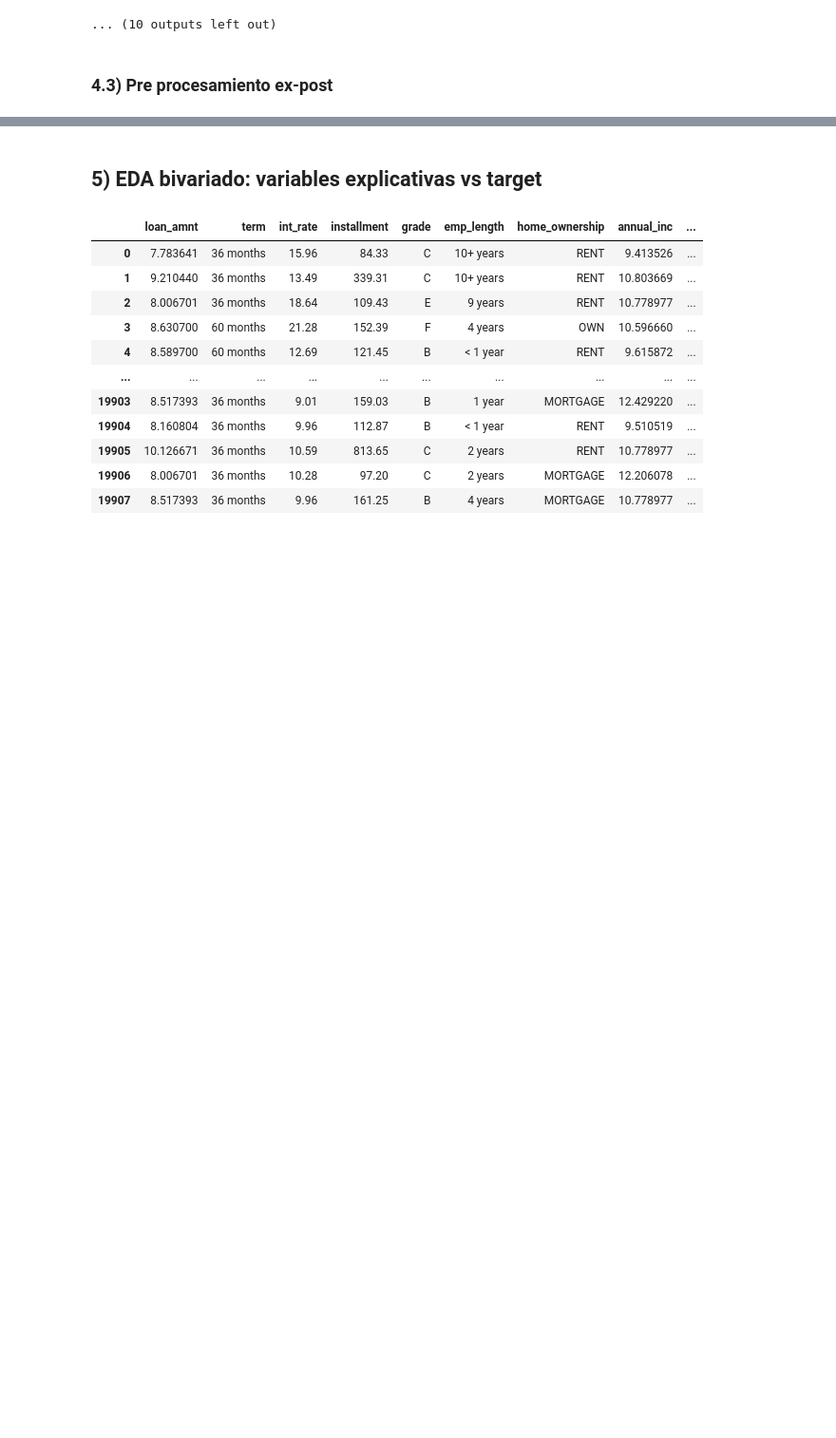
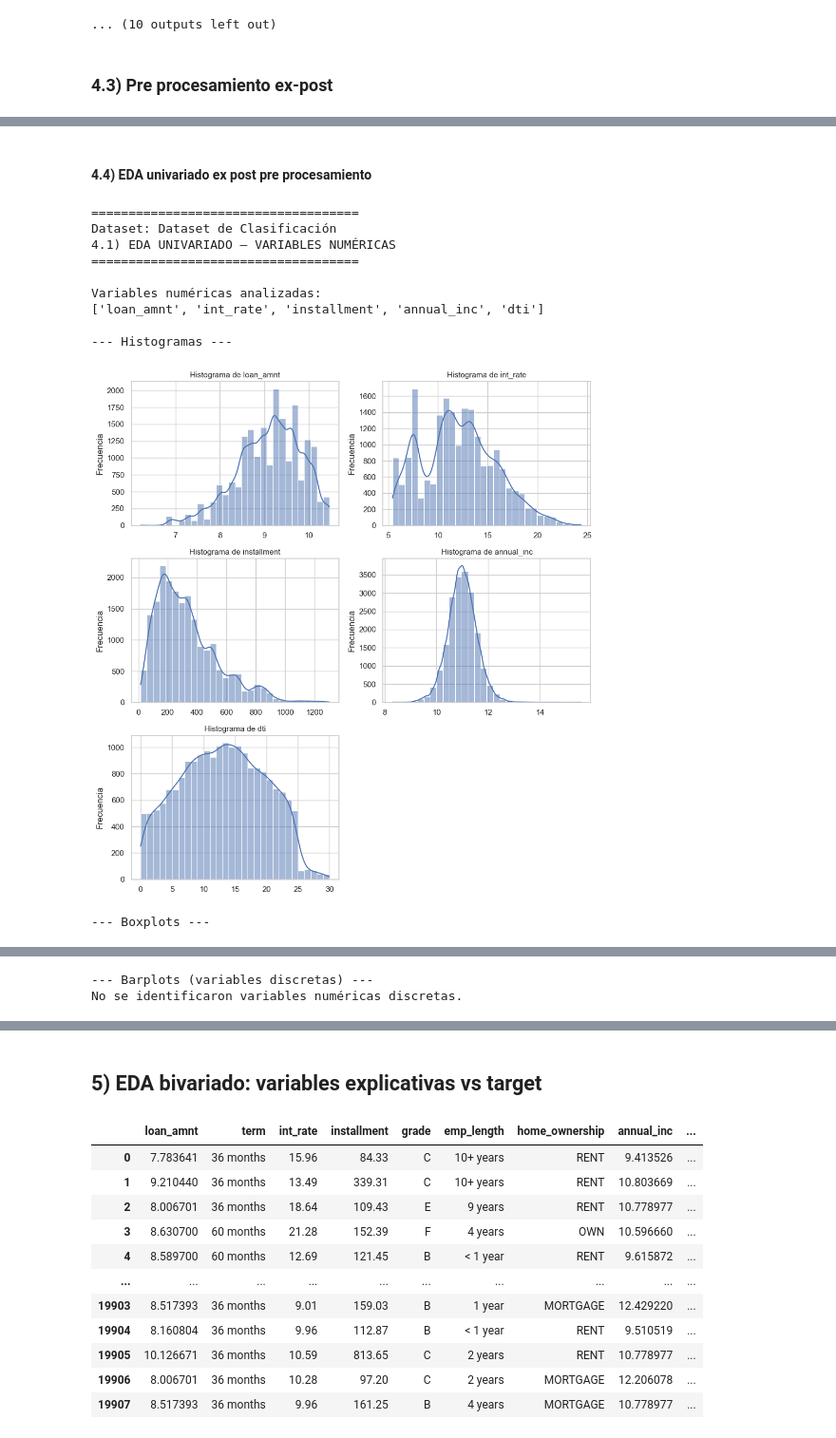
Before and after one commit to aldochavez/Machine-Learning-para-Finanzas_2026_0, a Jupyter notebook: Grupo07/scripts/script_lending.ipynb, the cells around one changed output, grey strips where cells are left out. Shown at 95% size. Cells and saved outputs as stored; diff of their text form; code cells hidden in the pictures; blank space fills up the shorter version.

```diff
--- a/Grupo07/scripts/script_lending.ipynb
+++ b/Grupo07/scripts/script_lending.ipynb
@@ -1002,6 +1002,9 @@ df_clas_inter_drop_cols["term"] = df_clas_inter_drop_cols["term"].replace({36: "
 num_clas_drop_cols = df_clas_inter_drop_cols.select_dtypes(include=['int64', 'float64']).columns.tolist()
 cat_clas_drop_cols = df_clas_inter_drop_cols.select_dtypes(include=['object', "category", "bool"]).columns.tolist()
 cat_clas_drop_cols.remove(TARGET_CLAS)
+
+# eliminando missings de TARGET_CLAS
+df_clas_inter_drop_cols = df_clas_inter_drop_cols.dropna(subset=[TARGET_CLAS])
 # %%
 # guardar df_clas_inter_drop_cols
 df_clas_inter_drop_cols.to_csv(INTER_DATA_PATH / "lending_clas_inter_drop_cols.csv", index=False)
@@ -1023,0 +1027,16 @@ df_clas_inter_drop_cols
+# %% [markdown]
+#### 4.4) EDA univariado ex post pre procesamiento
+# %%
+eda_univariado_numericas(df_clas_inter_drop_cols, num_clas_drop_cols, "Dataset de Clasificación")
+# %% [output]
+====================================
+Dataset: Dataset de Clasificación
+4.1) EDA UNIVARIADO — VARIABLES NUMÉRICAS
+====================================
+
+Variables numéricas analizadas:
+['loan_amnt', 'int_rate', 'installment', 'annual_inc', 'dti']
+
+--- Histogramas ---
+[figure, added]
+--- Boxplots ---
@@ -1023,0 +1044,2 @@ df_clas_inter_drop_cols
+--- Barplots (variables discretas) ---
+No se identificaron variables numéricas discretas.
```
Also changed, not shown: parts of 5 cells of this notebook, 5 other files.
